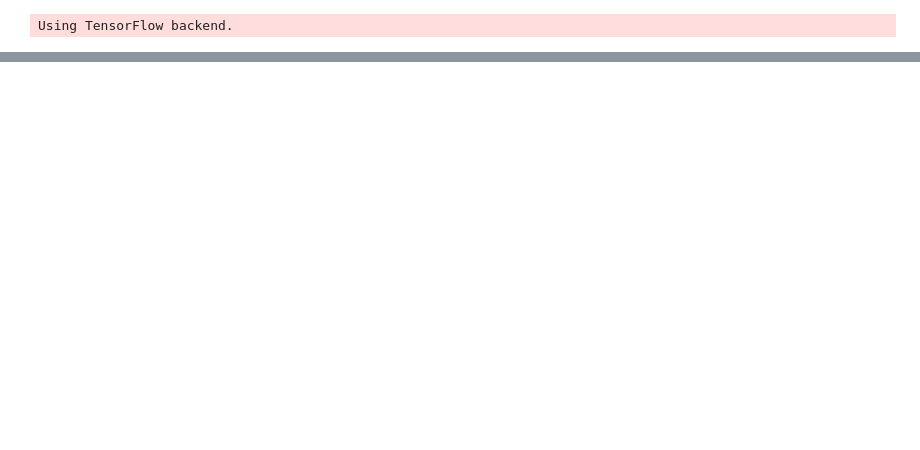
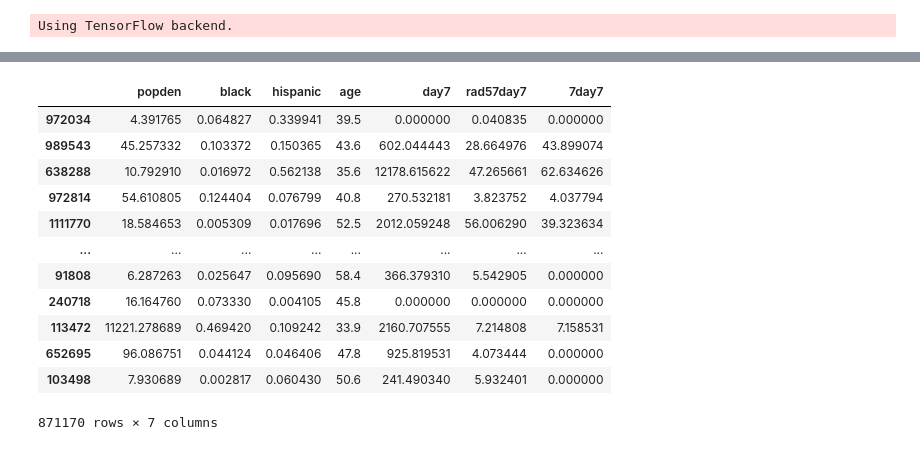
Before and after one commit to HenryRandall/Covid-Data-Tracker, a Jupyter notebook: Modeling.ipynb, the cells around one changed output, grey strips where cells are left out. Drawn from its saved outputs; the diff is of its cells as text; code cells hidden in the pictures; blank space fills up the shorter version.

```diff
--- a/Modeling.ipynb
+++ b/Modeling.ipynb
@@ -726,0 +701,16 @@ INFO:tensorflow:Assets written to: models\Cases--Weights-163--1.39644--0.60573\a
+# %%
+x_train
+# %% [output]
+|  | popden | black | hispanic | age | day7 | rad57day7 | 7day7 |
+| 972034 | 4.391765 | 0.064827 | 0.339941 | 39.5 | 0.000000 | 0.040835 | 0.000000 |
+| 989543 | 45.257332 | 0.103372 | 0.150365 | 43.6 | 602.044443 | 28.664976 | 43.899074 |
+| 638288 | 10.792910 | 0.016972 | 0.562138 | 35.6 | 12178.615622 | 47.265661 | 62.634626 |
+| 972814 | 54.610805 | 0.124404 | 0.076799 | 40.8 | 270.532181 | 3.823752 | 4.037794 |
+| 1111770 | 18.584653 | 0.005309 | 0.017696 | 52.5 | 2012.059248 | 56.006290 | 39.323634 |
+| ... | ... | ... | ... | ... | ... | ... | ... |
+| 91808 | 6.287263 | 0.025647 | 0.095690 | 58.4 | 366.379310 | 5.542905 | 0.000000 |
+| 240718 | 16.164760 | 0.073330 | 0.004105 | 45.8 | 0.000000 | 0.000000 | 0.000000 |
+| 113472 | 11221.278689 | 0.469420 | 0.109242 | 33.9 | 2160.707555 | 7.214808 | 7.158531 |
+| 652695 | 96.086751 | 0.044124 | 0.046406 | 47.8 | 925.819531 | 4.073444 | 0.000000 |
+| 103498 | 7.930689 | 0.002817 | 0.060430 | 50.6 | 241.490340 | 5.932401 | 0.000000 |
+871170 rows × 7 columns
```
Also changed, not shown: parts of 49 cells of this notebook, 8 other files.
